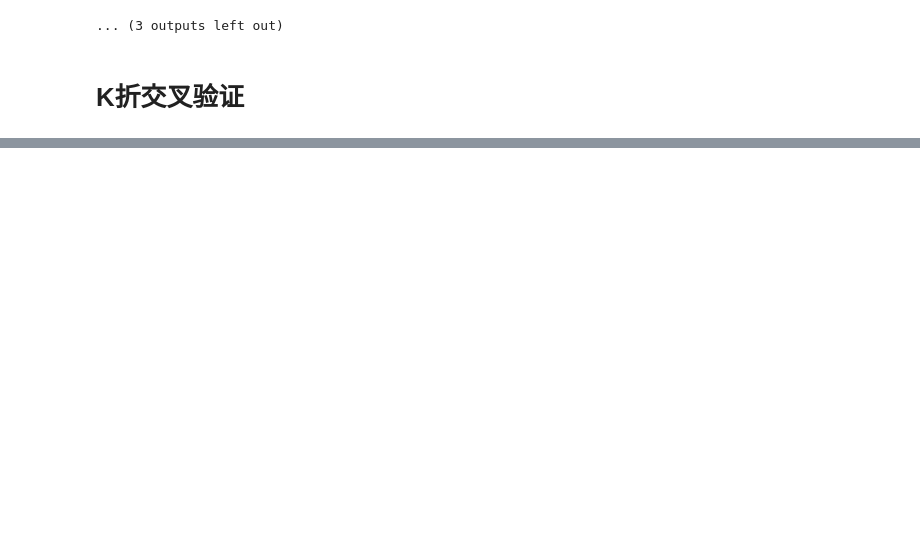
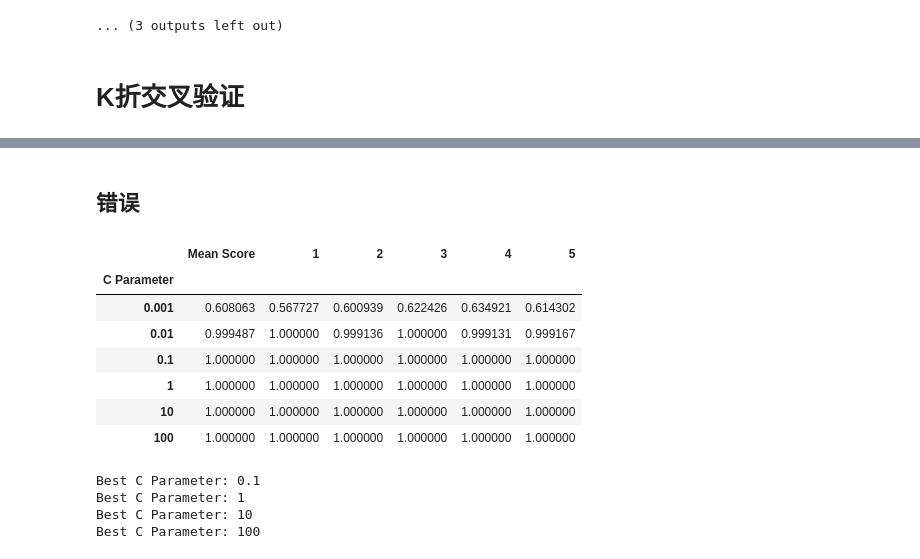
Before and after one commit to ProcedureOriented/MachineLearning, a Jupyter notebook: MidTermHomework.ipynb, the cells around one changed output, grey strips where cells are left out. Saved outputs shown, nothing was run; the diff lists cells and outputs as text; code cells hidden in the pictures; blank space fills up the shorter version.

```diff
--- a/MidTermHomework.ipynb
+++ b/MidTermHomework.ipynb
@@ -1268,0 +1285,17 @@ Best C Parameter: 10
+# %% [markdown]
+## 错误
+# %%
+find_best_C(XY[features+['标签']], XY[['标签']], C_list=clist, k=5, max_it=500)
+# %% [output]
+|  | Mean Score | 1 | 2 | 3 | 4 | 5 |
+| C Parameter |  |  |  |  |  |  |
+| 0.001 | 0.608063 | 0.567727 | 0.600939 | 0.622426 | 0.634921 | 0.614302 |
+| 0.01 | 0.999487 | 1.000000 | 0.999136 | 1.000000 | 0.999131 | 0.999167 |
+| 0.1 | 1.000000 | 1.000000 | 1.000000 | 1.000000 | 1.000000 | 1.000000 |
+| 1 | 1.000000 | 1.000000 | 1.000000 | 1.000000 | 1.000000 | 1.000000 |
+| 10 | 1.000000 | 1.000000 | 1.000000 | 1.000000 | 1.000000 | 1.000000 |
+| 100 | 1.000000 | 1.000000 | 1.000000 | 1.000000 | 1.000000 | 1.000000 |
+Best C Parameter: 0.1
+Best C Parameter: 1
+Best C Parameter: 10
+Best C Parameter: 100
```
Also changed, not shown: parts of 14 cells of this notebook.
